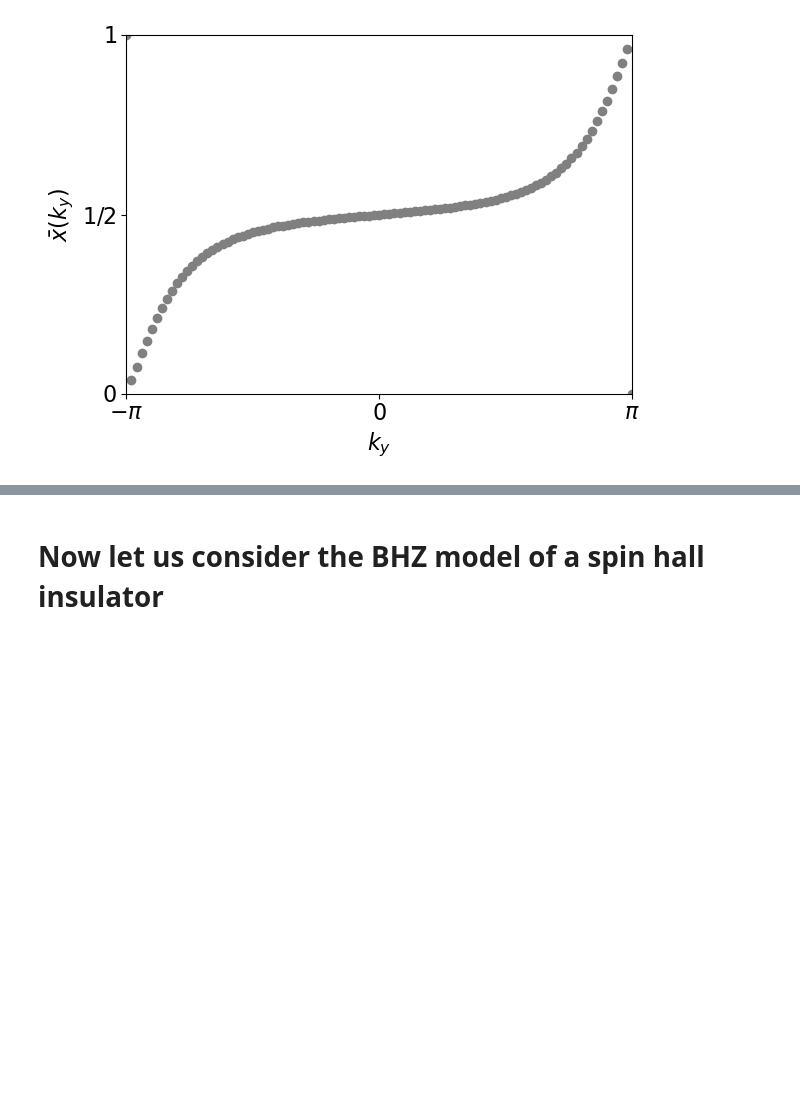
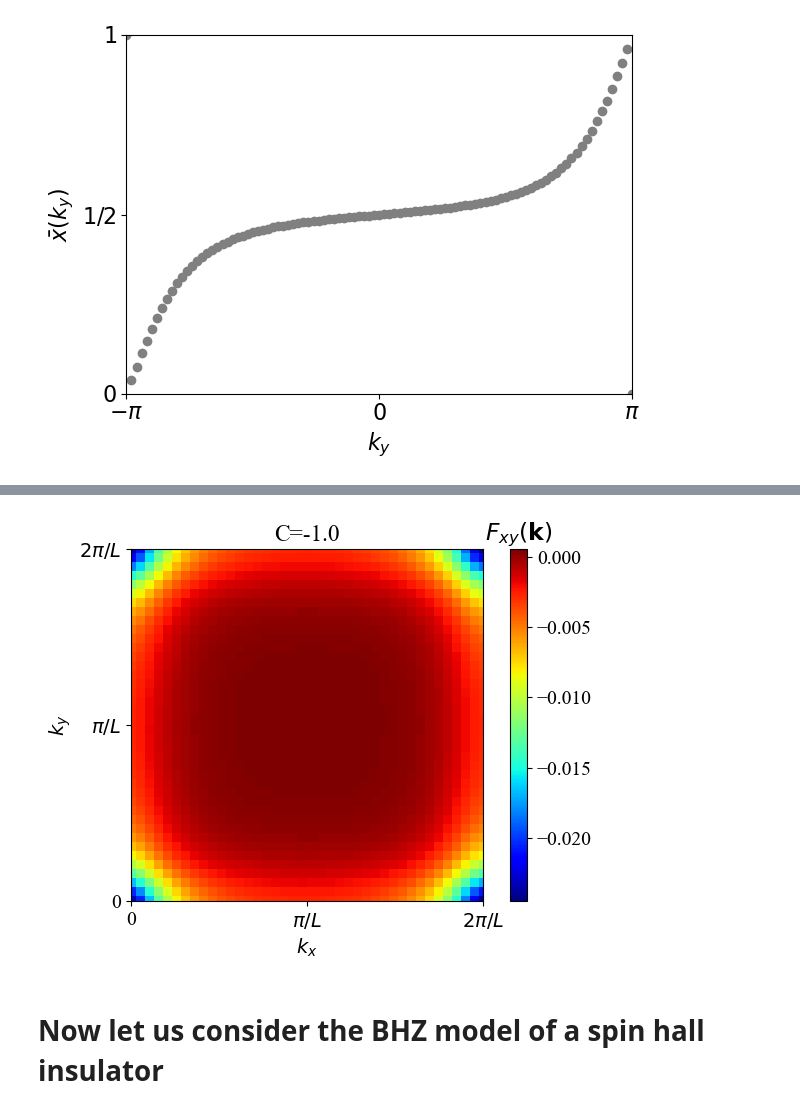
Before and after one commit to actyner/BerryEasy, a Jupyter notebook: BerryEasy-Documentation.ipynb, the cells around one changed output, grey strips where cells are left out. Saved outputs shown, nothing was run; the diff lists cells and outputs as text; code cells hidden in the pictures; blank space fills up the shorter version.

```diff
--- a/BerryEasy-Documentation.ipynb
+++ b/BerryEasy-Documentation.ipynb
@@ -81,3 +83,42 @@ plt.show()
+# %%
+model = pb.Model(lat,
+            pb.force_double_precision(),
+            pb.translational_symmetry(a1=True, a2=True, a3=True))
+solver = pb.solver.lapack(model)
+L=1 # Lattice Constant
+plaquettes=40 #Considering a 40x40 grid for computing Berry flux
+rvec1=2*np.pi/L
+rvec2=2*np.pi/L
+dsx=((np.pi/L)/(plaquettes))
+dsy=((np.pi/L)/(plaquettes))
+kp1=np.linspace(dsx,rvec1-dsx,plaquettes)
+kp2=np.linspace(dsy,rvec2-dsy,plaquettes)
+bnds=range(L*L)
+WCCtemp=[]
+for kx in kp1:
+    for ky in kp2:
+        kpts=np.array([[kx+dsx,ky-dsy,0],[kx+dsx,ky+dsy,0],[kx-dsx,ky+dsy,0]]) # define line for Wilson loop around plaquette
+        WCCtemp.append(be.WLine(kpts,model,bnds))
+plt.rcParams["font.family"] = "Times New Roman"
+plt.rcParams.update({'font.size': 14})
+chern=[]
+for j in range(np.shape(WCCtemp)[0]):
+    chern.append(np.sum(WCCtemp[j]))
+plt.imshow(np.array(chern).reshape(40,40),cmap='jet')
+plt.ylabel(r'$k_{y}$')
+plt.xlabel(r'$k_{x}$')
+plt.xticks([0,19.5,39],[0,'$\pi/L$','$2\pi/L$'])
+plt.yticks([0,19.5,39],[0,'$\pi/L$','$2\pi/L$'])
+plt.xlim(0,39)
+plt.ylim(0,39)
+
+plt.title('C='+str(np.round(np.sum(chern)/np.pi,3)))
+clb = plt.colorbar()
+clb.ax.set_title(r'$F_{xy}(\mathbf{k})$')
+plt.tight_layout()
+plt.show()
+# %% [output]
+[figure, added]
 # %% [markdown]
 # Now let us consider the BHZ model of a spin hall insulator
 # %%
```
Also changed, not shown: parts of 8 cells of this notebook, 1 other file.
